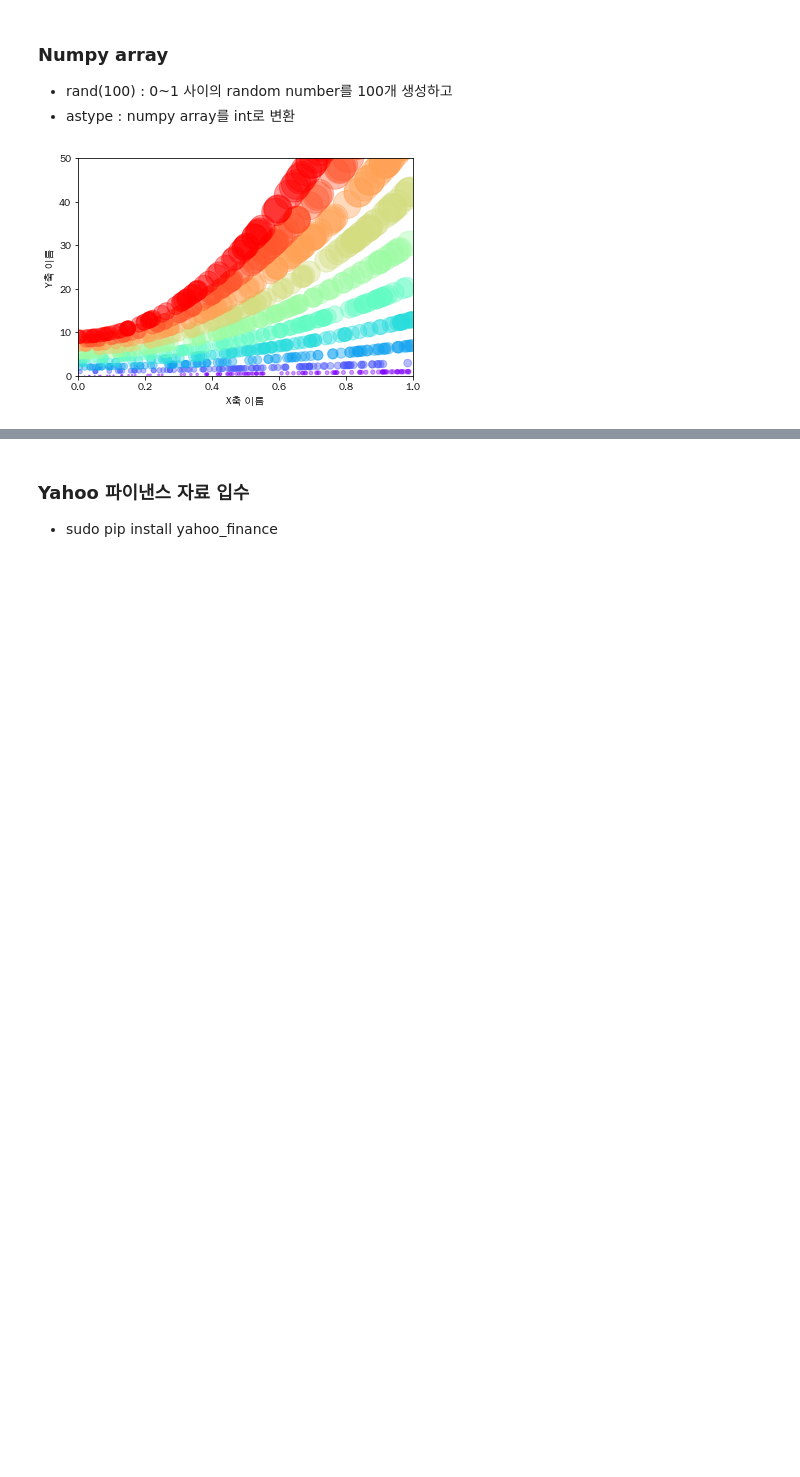
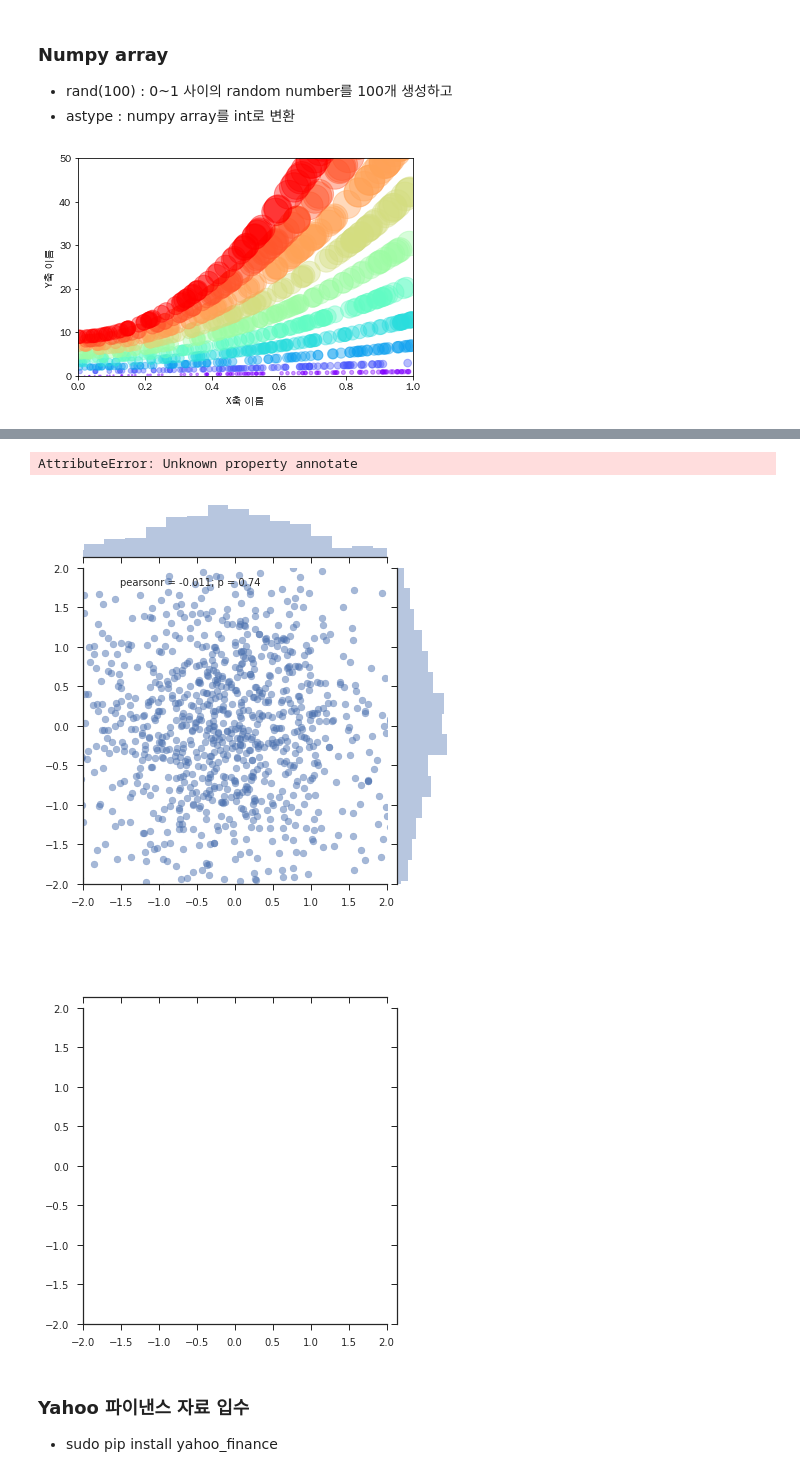
Before and after one commit to bogard75/untitled, a Jupyter notebook: Plotting.ipynb, the cells around one changed output, grey strips where cells are left out. Drawn from its saved outputs; the diff is of its cells as text; code cells hidden in the pictures; blank space fills up the shorter version.

```diff
--- a/Plotting.ipynb
+++ b/Plotting.ipynb
@@ -78,3 +76,10 @@ shape(Z[0])
+# %%
+sns.jointplot(x, y, kind='scatter', alpha=0.5, xlim=(-2,2), ylim=(-2,2))
+sns.jointplot(x, y, kind='scatter', xlim=(-2,2), ylim=(-2,2), annotate=)
+# %% [output]
+AttributeError: Unknown property annotate
+[figure, added]
+[figure, added]
 # %% [markdown]
 ### Yahoo 파이낸스 자료 입수
 - sudo pip install yahoo_finance
```
Also changed, not shown: parts of 8 cells of this notebook.
